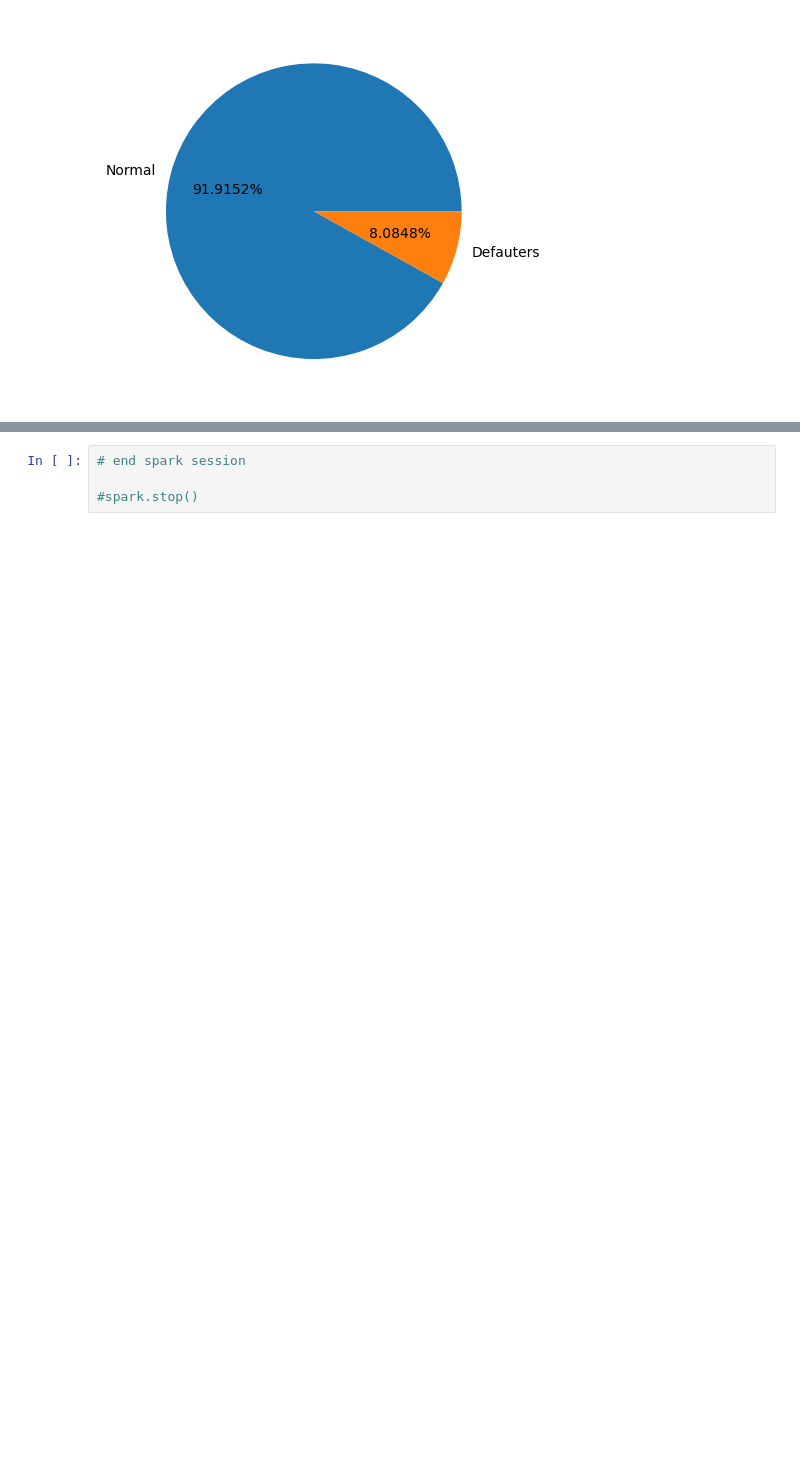
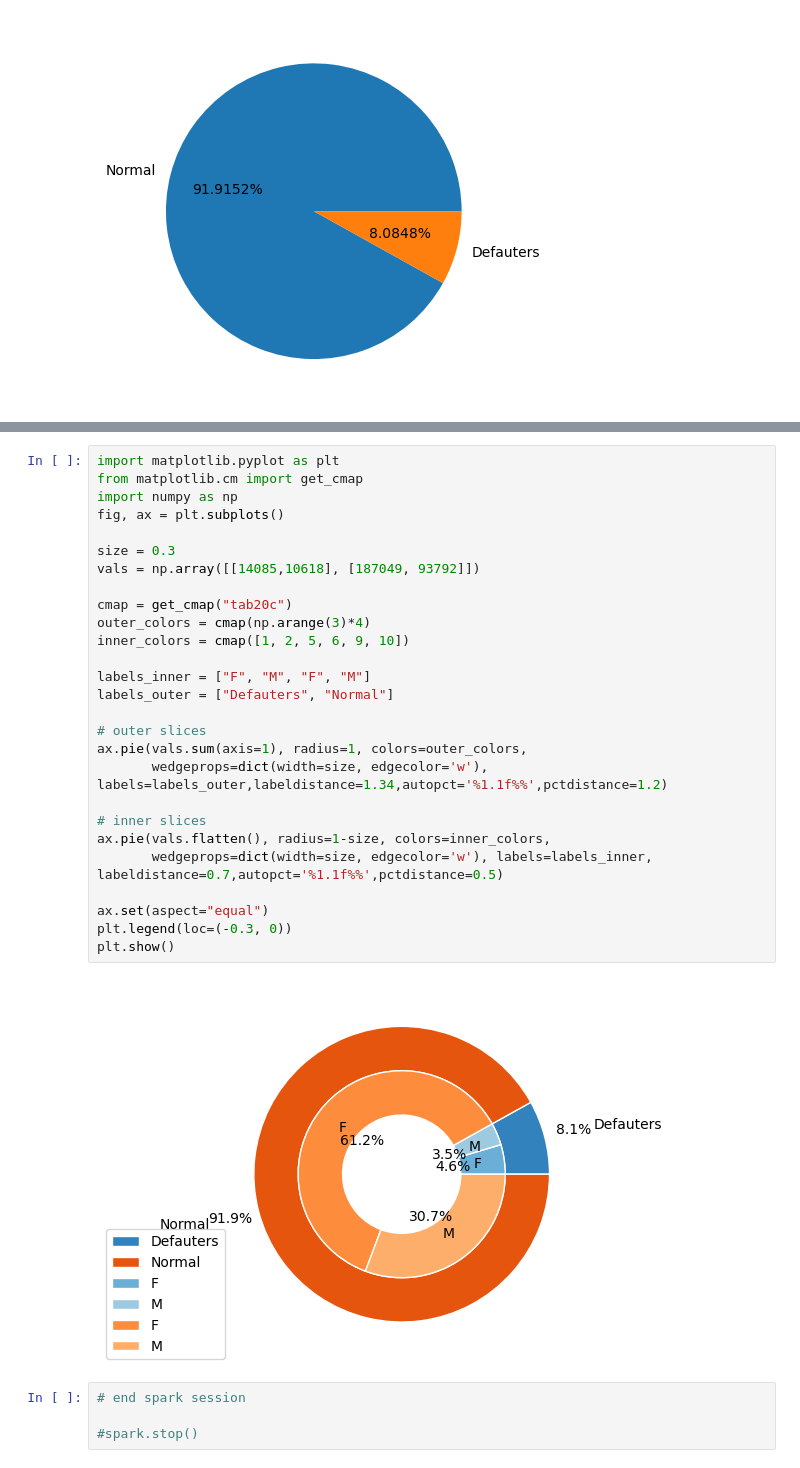
Before and after one commit to rwoodill/credit-card-defaulters, a Jupyter notebook: Documents/Spark_sql.ipynb, the cells around one changed output, grey strips where cells are left out. Drawn from its saved outputs; the diff is of its cells as text; blank space fills up the shorter version.

Commit message:
figure update

```diff
--- a/Documents/Spark_sql.ipynb
+++ b/Documents/Spark_sql.ipynb
@@ -82,3 +100,32 @@ plt.show()
+# %%
+import matplotlib.pyplot as plt
+from matplotlib.cm import get_cmap
+import numpy as np
+fig, ax = plt.subplots()
+
+size = 0.3
+vals = np.array([[14085,10618], [187049, 93792]])
+
+cmap = get_cmap("tab20c")
+outer_colors = cmap(np.arange(3)*4)
+inner_colors = cmap([1, 2, 5, 6, 9, 10])
+
+labels_inner = ["F", "M", "F", "M"]
+labels_outer = ["Defauters", "Normal"]
+
+# outer slices
+ax.pie(vals.sum(axis=1), radius=1, colors=outer_colors,
+       wedgeprops=dict(width=size, edgecolor='w'), labels=labels_outer,labeldistance=1.34,autopct='%1.1f%%',pctdistance=1.2)
+
+# inner slices
+ax.pie(vals.flatten(), radius=1-size, colors=inner_colors,
+       wedgeprops=dict(width=size, edgecolor='w'), labels=labels_inner, labeldistance=0.7,autopct='%1.1f%%',pctdistance=0.5)
+
+ax.set(aspect="equal")
+plt.legend(loc=(-0.3, 0))
+plt.show()
+# %% [output]
+[figure, added]
 # %%
 # end spark session
 
```
Also changed, not shown: parts of 2 cells of this notebook.
